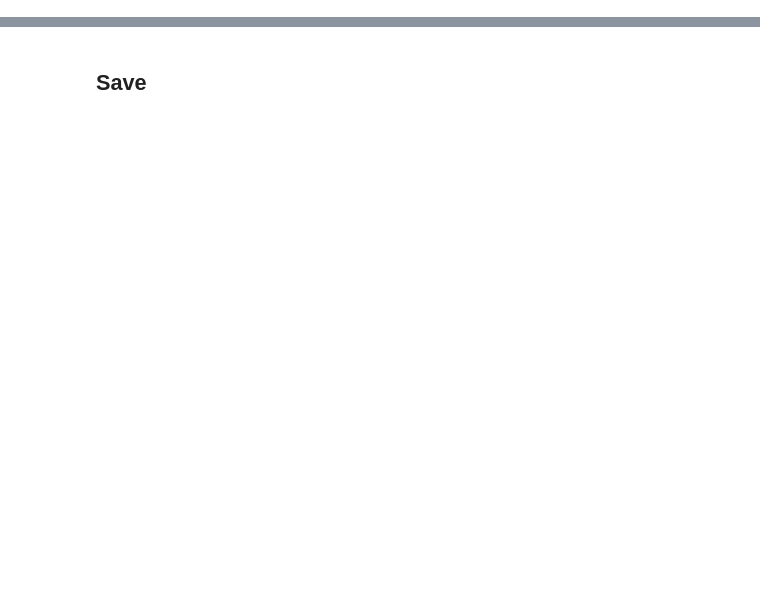
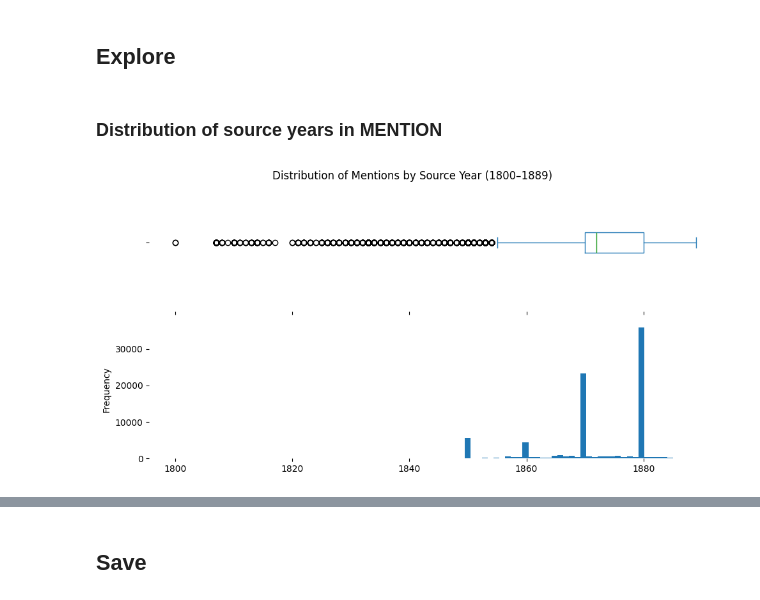
Before and after one commit to ontoligent/know-their-names, a Jupyter notebook: data/01-import.ipynb, the cells around one changed output, grey strips where cells are left out. Saved outputs shown, nothing was run; the diff lists cells and outputs as text; code cells hidden in the pictures; blank space fills up the shorter version.

```diff
--- a/data/01-import.ipynb
+++ b/data/01-import.ipynb
@@ -172,0 +21,11 @@ plt.show()
+# %%
+mention_file = "./sources/all_mentions.csv"
+mention_cols_to_drop = ['original_data','created','county','maiden_name','death_year','narrative'] # 'location_id','source_year','source'
+MENTION = (
+    pd.read_csv(mention_file, low_memory=False)
+    .set_index('mention_id')
+    .drop(mention_cols_to_drop, axis=1)
+    .drop_duplicates()
+)
+# %%
+MENTION['birth_year'] = MENTION.birth_year.astype('Int64')
@@ -172,0 +34,5 @@ plt.show()
+# %%
+key_cols = ['birth_year', 'legal_status', 'norm_race', 'gender', 'full_name']
+def make_key_str(x):
+    return "-".join([str(v).replace(" ","_").lower() for v in x]).replace("nan","x").replace("<na>","xxxx")
+MENTION['person_key'] = MENTION[key_cols].apply(make_key_str, axis=1)
@@ -172,0 +88,21 @@ plt.show()
+# %% [markdown]
+## Explore
+# %% [markdown]
+### Distribution of source years in MENTION
+# %%
+date_range = (MENTION.source_year >= 1800) & (MENTION.source_year < 1890)
+X = MENTION[date_range].source_year
+
+fig, axes = plt.subplots(2, 1, sharex=True, figsize=(10,5))
+
+X.plot.box(ax=axes[0], vert=False)
+X.plot.hist(ax=axes[1], bins=90)
+
+axes[0].set_yticklabels("")
+
+sns.despine(left=True, bottom=True)
+plt.tight_layout()
+plt.suptitle("Distribution of Mentions by Source Year (1800–1889)")
+plt.show()
+# %% [output]
+[figure, added]
```
Also changed, not shown: parts of 61 cells of this notebook.
